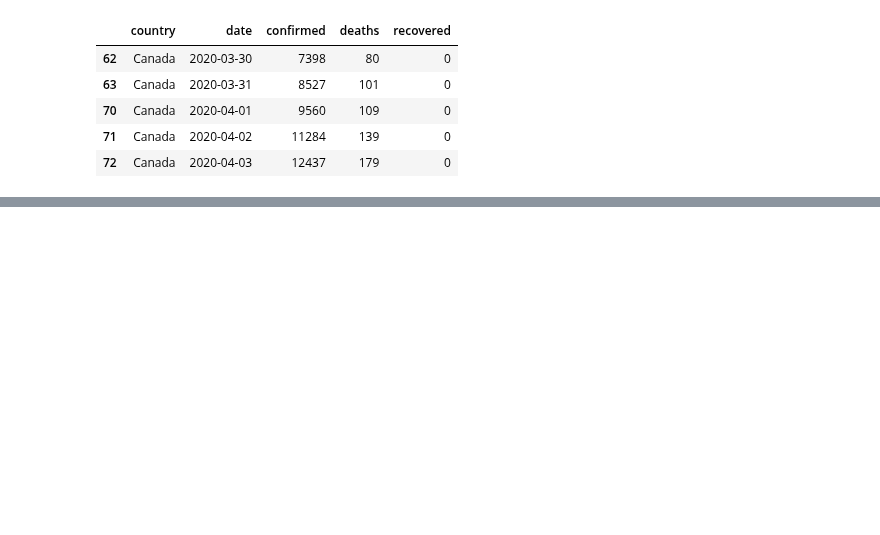
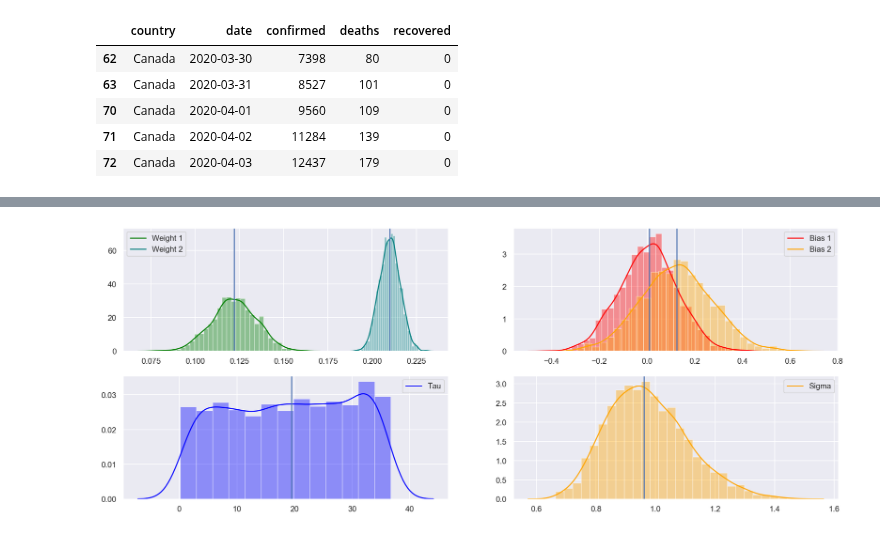
Before and after one commit to jramkiss/jramkiss.github.io, a Jupyter notebook: _posts/notebooks/covid19-changes.ipynb, the cells around one changed output, grey strips where cells are left out. Saved outputs shown, nothing was run; the diff lists cells and outputs as text; code cells hidden in the pictures; blank space fills up the shorter version.

```diff
--- a/_posts/notebooks/covid19-changes.ipynb
+++ b/_posts/notebooks/covid19-changes.ipynb
@@ -357,0 +339,53 @@ plt.ylabel(r"probability");
+# %%
+print(ind)
+print(reg_data.date[ind])
+fig, ax = plt.subplots(2,2, figsize=(18, 7))
+
+sns.distplot(lambda_1_post,
+             kde_kws = {"label": "Weight 1"},
+             color = "green",
+             norm_hist = True,
+             kde = True,
+             ax = ax[0, 0])
+ax[0, 0].axvline(x = np.median(lambda_1_post))
+
+sns.distplot(lambda_2_post,
+             kde_kws = {"label": "Weight 2"},
+             color = "teal",
+             norm_hist = True,
+             kde = True,
+             ax = ax[0, 0])
+ax[0, 0].axvline(x = np.median(lambda_2_post))
+
+sns.distplot(bias_1_post,
+             kde_kws = {"label": "Bias 1"},
+             color = "red",
+             norm_hist = True,
+             kde = True,
+             ax = ax[0, 1]);
+ax[0, 1].axvline(x = np.median(bias_1_post))
+
+sns.distplot(bias_2_post,
+             kde_kws = {"label": "Bias 2"},
+             color = "orange",
+             norm_hist = True,
+             kde = True,
+             ax = ax[0, 1])
+ax[0, 1].axvline(x = np.median(bias_2_post));
+
+sns.distplot(tau_post * len(y_data),
+             kde_kws = {"label": "Tau"},
+             color = "blue",
+             norm_hist = True,
+             kde = True,
+             ax = ax[1, 0])
+ax[1, 0].axvline(x = np.median(tau_post * len(y_data)))
+
+sns.distplot(sigma_post,
+             kde_kws = {"label": "Sigma"},
+             color = "orange",
+             norm_hist = True,
+             kde = True,
+             ax = ax[1,1])
+ax[1, 1].axvline(x = np.median(sigma_post));
+# %% [output]
@@ -357,0 +394 @@ plt.ylabel(r"probability");
+[figure, added]
```
Also changed, not shown: parts of 31 cells of this notebook, 1 other file.
